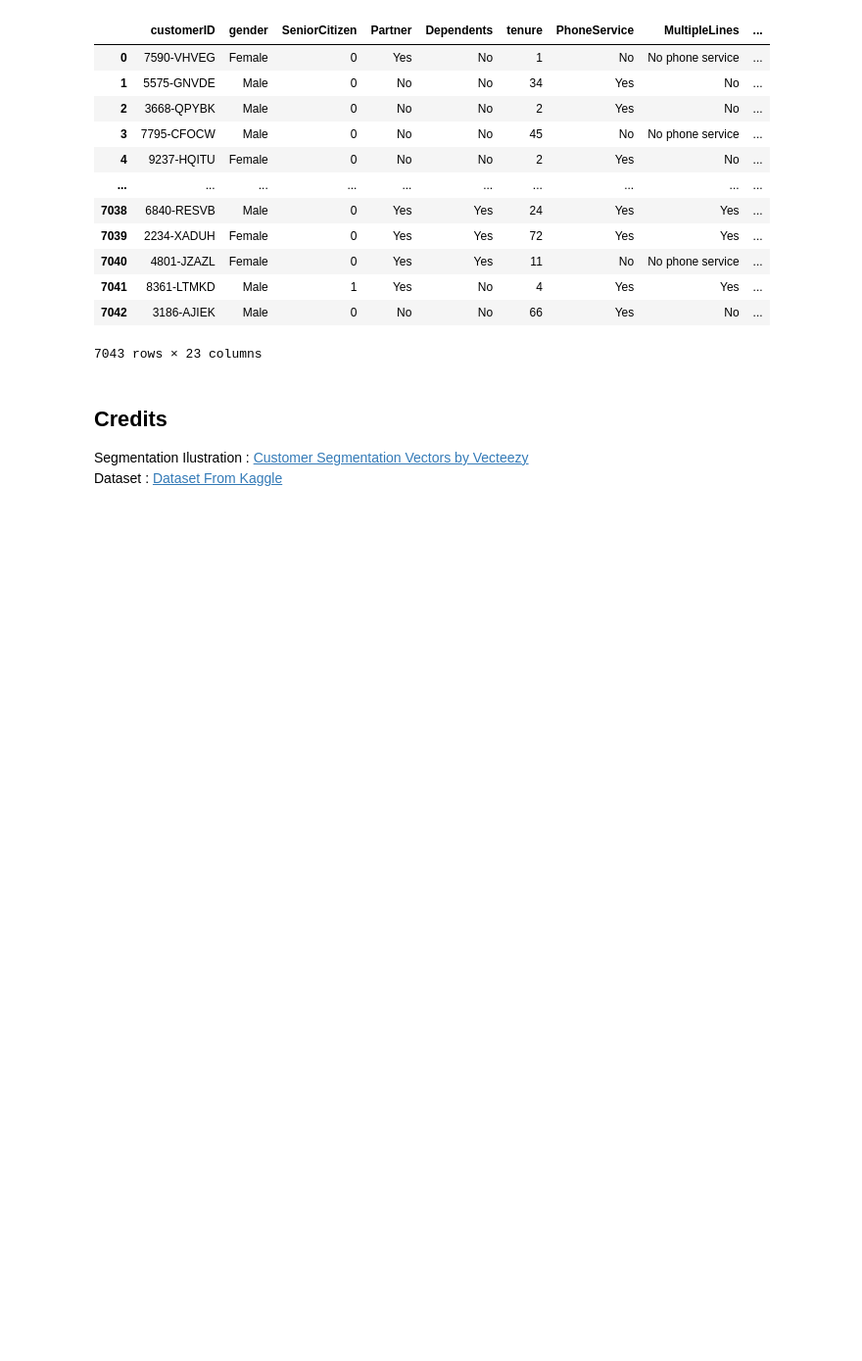
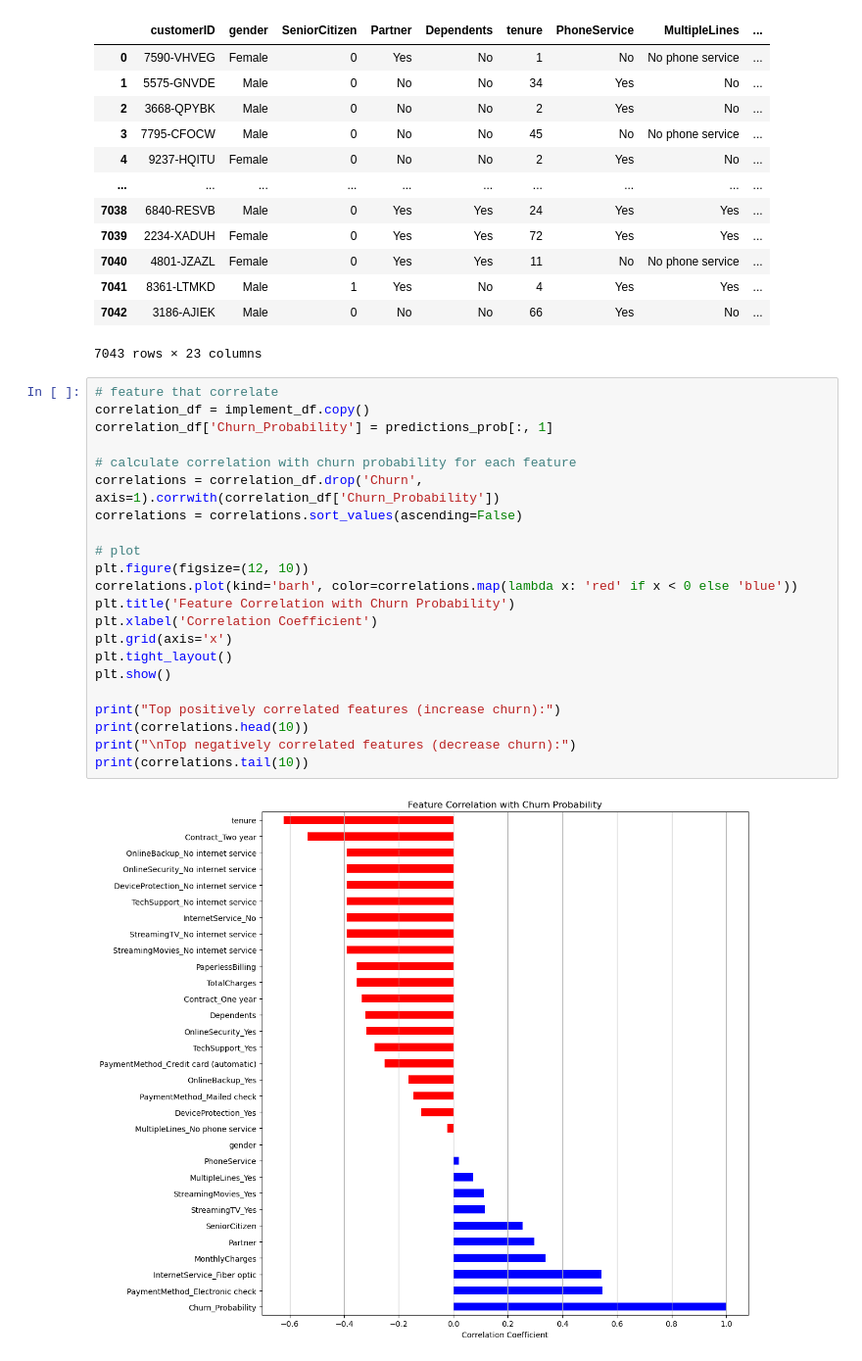
Before and after one commit to ravsssh/TelcoCustomer, a Jupyter notebook: Telco Customer Churn Rate.ipynb, the cells around one changed output. Shown: that part at 98% size. Cells and saved outputs as stored; diff of their text form; blank space fills up the shorter version.

```diff
--- a/Telco Customer Churn Rate.ipynb
+++ b/Telco Customer Churn Rate.ipynb
@@ -493,7 +578,27 @@ original_df
 | 7041 | 8361-LTMKD | Male | 1 | Yes | No | 4 | Yes | Yes | ... |
 | 7042 | 3186-AJIEK | Male | 0 | No | No | 66 | Yes | No | ... |
 7043 rows × 23 columns
-# %% [markdown]
-## Credits
-Segmentation Ilustration : <a href="https://www.vecteezy.com/free-vector/customer-segmentation">Customer Segmentation Vectors by Vecteezy</a>
-Dataset : <a href ="https://www.kaggle.com/datasets/blastchar/telco-customer-churn/data">Dataset From Kaggle</a>
+# %%
+# feature that correlate
+correlation_df = implement_df.copy()
+correlation_df['Churn_Probability'] = predictions_prob[:, 1]
+
+# calculate correlation with churn probability for each feature
+correlations = correlation_df.drop('Churn', axis=1).corrwith(correlation_df['Churn_Probability'])
+correlations = correlations.sort_values(ascending=False)
+
+# plot
+plt.figure(figsize=(12, 10))
+correlations.plot(kind='barh', color=correlations.map(lambda x: 'red' if x < 0 else 'blue'))
+plt.title('Feature Correlation with Churn Probability')
+plt.xlabel('Correlation Coefficient')
+plt.grid(axis='x')
+plt.tight_layout()
+plt.show()
+
+print("Top positively correlated features (increase churn):")
+print(correlations.head(10))
+print("\nTop negatively correlated features (decrease churn):")
+print(correlations.tail(10))
+# %% [output]
+[figure, added]
```
Also changed, not shown: parts of 12 cells of this notebook, 1 other file.
